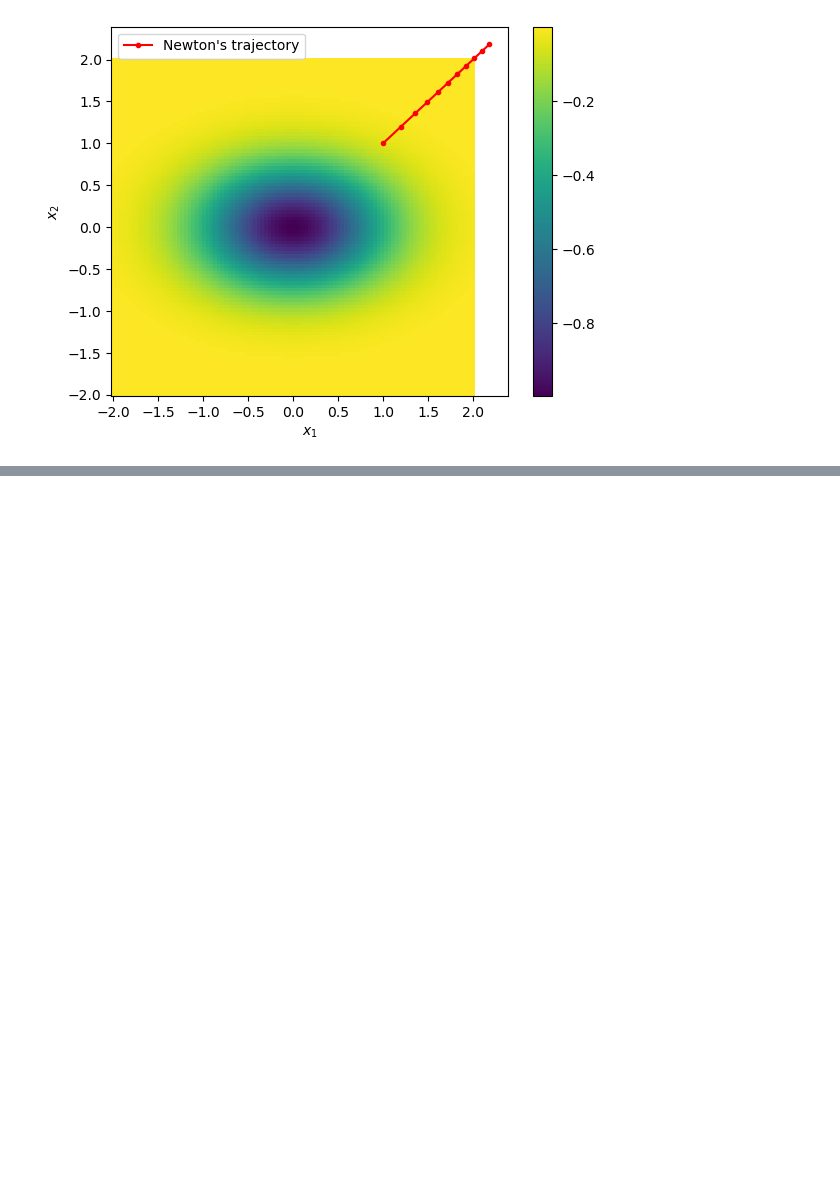
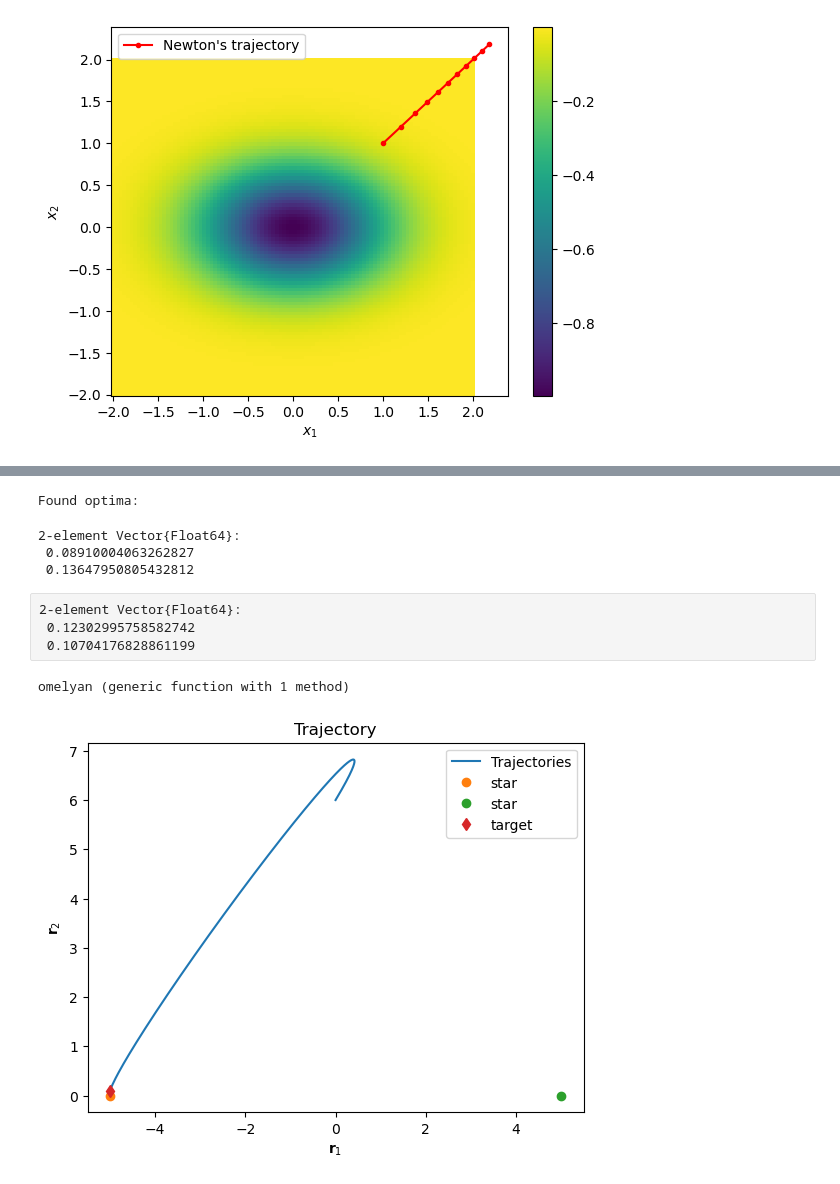
Before and after one commit to tkeegan12/Course_Computational_Physics_and_Engineering, a Jupyter notebook: Module6_Root_Finding_and_Optimization.ipynb, the cells around one changed output, grey strips where cells are left out. Cells and saved outputs as stored; diff of their text form; code cells hidden in the pictures; blank space fills up the shorter version.

```diff
--- a/Module6_Root_Finding_and_Optimization.ipynb
+++ b/Module6_Root_Finding_and_Optimization.ipynb
@@ -655,0 +689,72 @@ The cost function $\| {\bf r}(T_{final}) - {\bf r}_{target} \| \to \min$
+# %%
+model = Model(NLopt.Optimizer)
+
+@variable(model, v0[1:2])
+
+set_start_value(v0[1], 10.)
+set_start_value(v0[2], 10.)
+
+register(model, :obj, length(v0), obj; autodiff = true)
+@NLobjective(model, Min, obj(v0...))
+
+set_optimizer_attribute(model, "algorithm", :LN_SBPLX)
+
+JuMP.optimize!(model)
+
+println("Found optima: ")
+𝐯₀ = [value(v0[1]); value(v0[2])]
+# %% [output]
+Found optima:
+2-element Vector{Float64}:
+ 0.08910004063262827
+ 0.13647950805432812
+# %% [raw]
+2-element Vector{Float64}:
+ 0.12302995758582742
+ 0.10704176828861199
+# %%
+# From Module 3
+
+function omelyan(𝐅::Function, 𝐫₀::Vector, 𝐯₀::Vector, T_final::Real, N::Int)
+
+    # initialization
+    𝐫 = zeros(length(𝐫₀), N + 1)
+    𝐯 = zeros(length(𝐯₀), N + 1)
+
+    # time range
+    t = range(0, T_final, N + 1)
+    Δt = t[2] - t[1]
+
+    𝐯[:, 1] = 𝐯₀
+    𝐫[:, 1] = 𝐫₀
+
+    ξ = 0.5 - (2 * sqrt(326) + 36) ^ (1/3) / 12 + (2 * sqrt(326) + 36) ^ (-1/3) / 6
+
+    for k=1:N
+
+        𝐫I = 𝐫[:, k] + 𝐯[:, k] * ξ * Δt
+        𝐯I = 𝐯[:, k] + 𝐅(𝐫I) * Δt / 2
+        𝐫II = 𝐫I + 𝐯I * (1 - 2 * ξ) * Δt
+
+        𝐯[:, k + 1] = 𝐯I + 𝐅(𝐫II) * Δt / 2
+        𝐫[:, k + 1] = 𝐫II + 𝐯[:, k + 1] * ξ * Δt
+    end
+
+    return t, 𝐫, 𝐯
+end
+# %% [output]
+omelyan (generic function with 1 method)
+# %%
+omelyan_t, 𝐫, 𝐯 = omelyan(𝐅, 𝐫₀, 𝐯₀, T_final, N);
+# %%
+
+title("Trajectory")
+plot(𝐫[1, :], 𝐫[2, :], label="Trajectories")
+plot([-5 5], [0 0], "o", label="star")
+plot(𝐫_target..., "d", label="target")
+xlabel(L"{\bf r}_1")
+ylabel(L"{\bf r}_2")
+legend()
+show()
+# %% [output]
+[figure, added]
```
Also changed, not shown: parts of 20 cells of this notebook.
